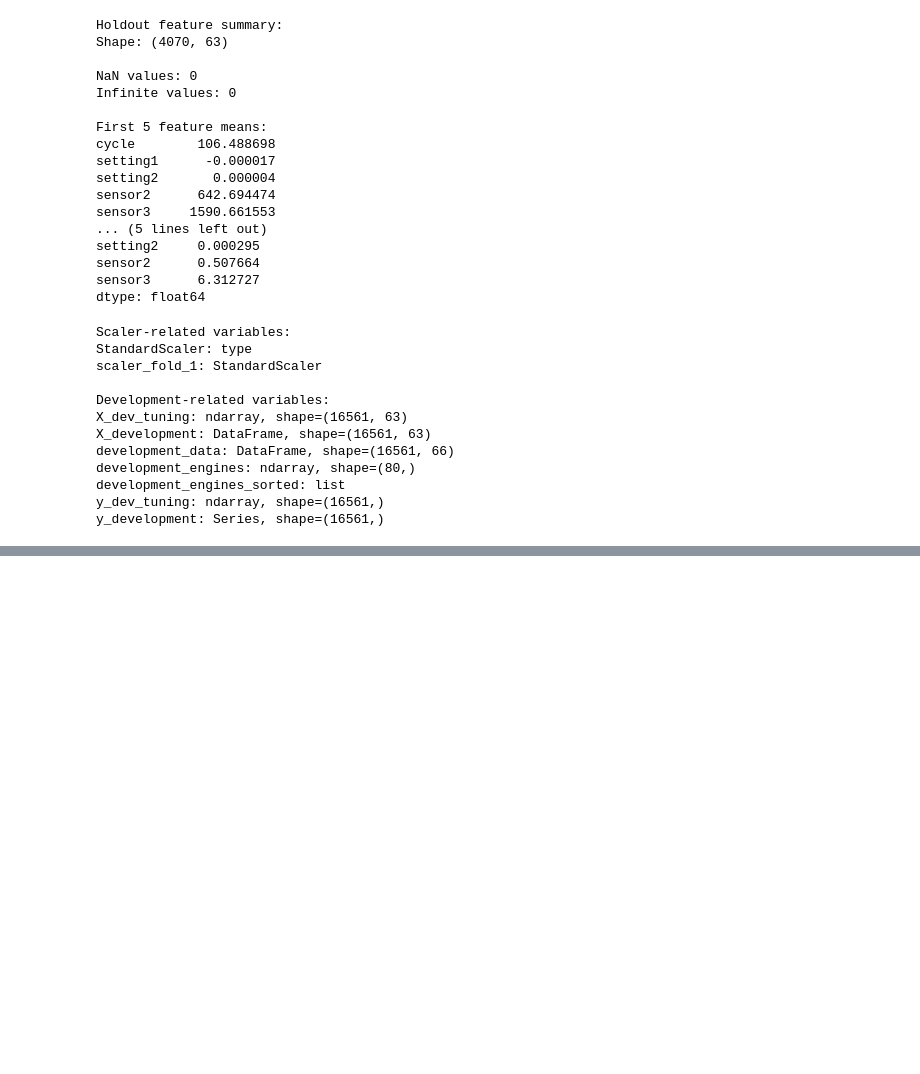
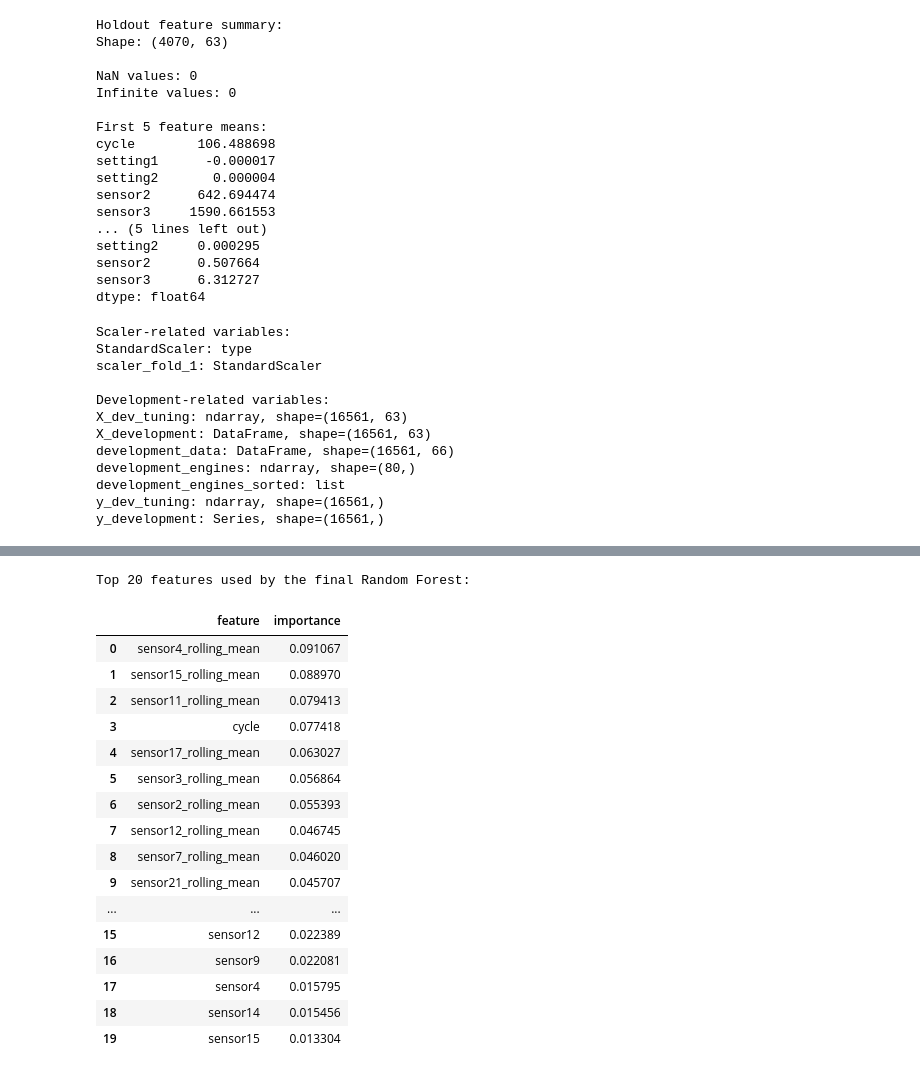
Before and after one commit to Susenther/Predictive_maintenance_RUL_prediction, a Jupyter notebook: notebooks/Predictive_Maintenance_RUL.ipynb, the cells around one changed output, grey strips where cells are left out. Drawn from its saved outputs; the diff is of its cells as text; code cells hidden in the pictures; blank space fills up the shorter version.

```diff
--- a/notebooks/Predictive_Maintenance_RUL.ipynb
+++ b/notebooks/Predictive_Maintenance_RUL.ipynb
@@ -2993,0 +3177,38 @@ y_development: Series, shape=(16561,)
+# %%
+# FINAL RANDOM FOREST FEATURE IMPORTANCE
+
+final_feature_importance = pd.DataFrame({
+    "feature": X_development.columns,
+    "importance": final_rf.feature_importances_
+})
+
+final_feature_importance = (
+    final_feature_importance
+    .sort_values("importance", ascending=False)
+    .reset_index(drop=True)
+)
+
+print("Top 20 features used by the final Random Forest:")
+
+display(
+    final_feature_importance.head(20)
+)
+# %% [output]
+Top 20 features used by the final Random Forest:
+|  | feature | importance |
+| 0 | sensor4_rolling_mean | 0.091067 |
+| 1 | sensor15_rolling_mean | 0.088970 |
+| 2 | sensor11_rolling_mean | 0.079413 |
+| 3 | cycle | 0.077418 |
+| 4 | sensor17_rolling_mean | 0.063027 |
+| 5 | sensor3_rolling_mean | 0.056864 |
+| 6 | sensor2_rolling_mean | 0.055393 |
+| 7 | sensor12_rolling_mean | 0.046745 |
+| 8 | sensor7_rolling_mean | 0.046020 |
+| 9 | sensor21_rolling_mean | 0.045707 |
+| ... | ... | ... |
+| 15 | sensor12 | 0.022389 |
+| 16 | sensor9 | 0.022081 |
+| 17 | sensor4 | 0.015795 |
+| 18 | sensor14 | 0.015456 |
+| 19 | sensor15 | 0.013304 |
```
Also changed, not shown: parts of 6 cells of this notebook.
